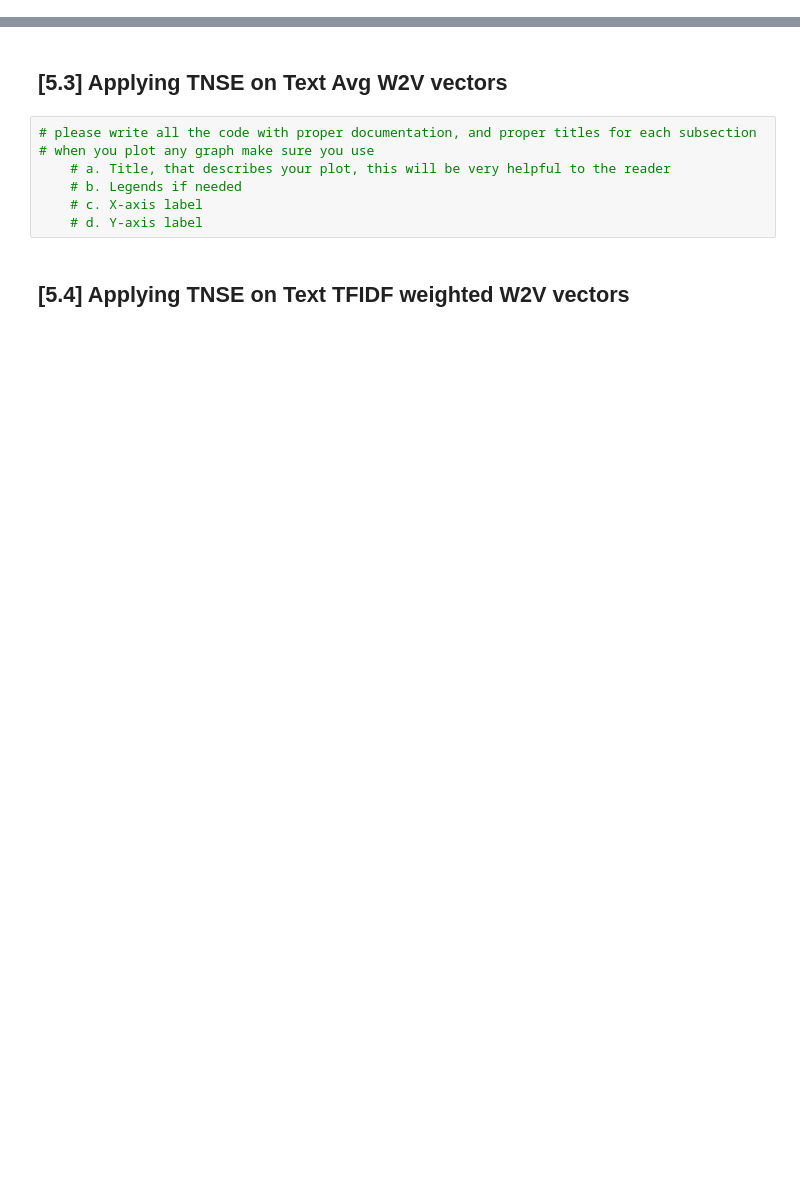
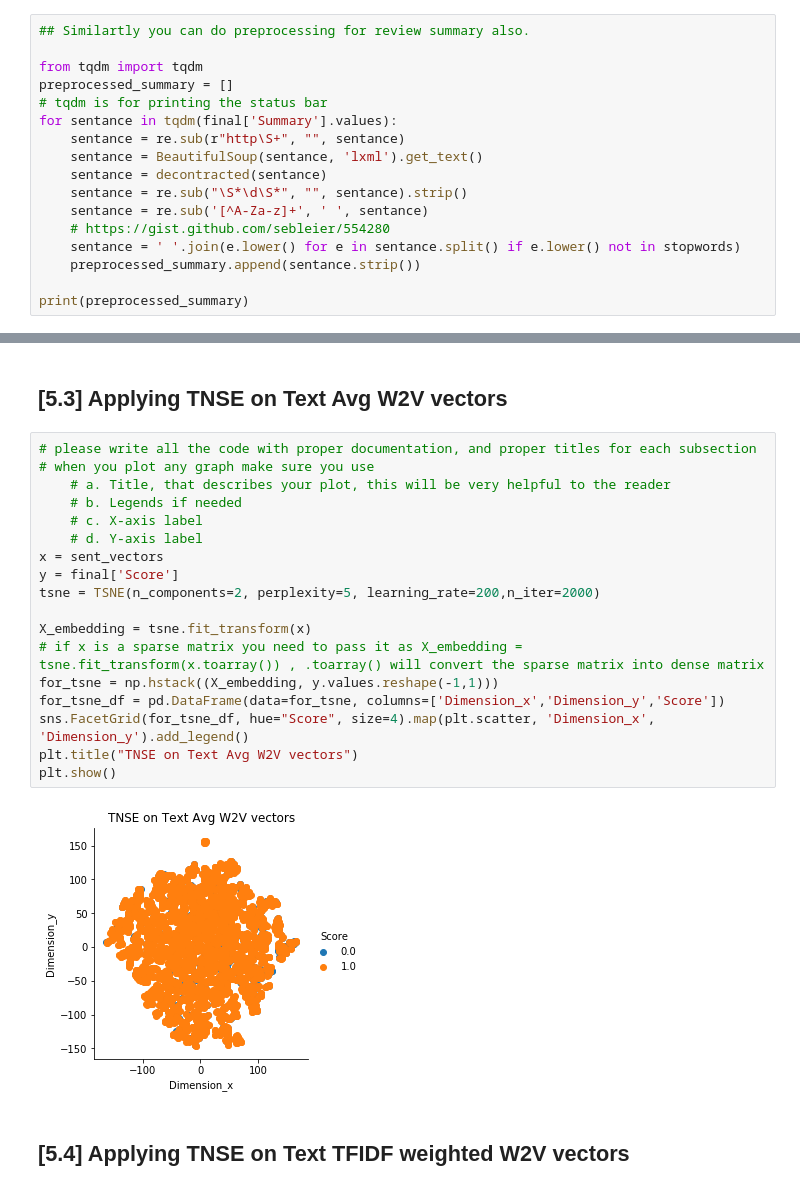
Before and after one commit to PhaneendraYedidi/Machine-Learning-Practices, a Jupyter notebook: 02_Amazon_Fine_Food_Reviews_Analysis_TSNE.ipynb, the cells around one changed output, grey strips where cells are left out. Saved outputs shown, nothing was run; the diff lists cells and outputs as text; blank space fills up the shorter version.

```diff
--- a/02_Amazon_Fine_Food_Reviews_Analysis_TSNE.ipynb
+++ b/02_Amazon_Fine_Food_Reviews_Analysis_TSNE.ipynb
@@ -390,0 +398,17 @@ preprocessed_reviews[1500]
+# %%
+## Similartly you can do preprocessing for review summary also.
+
+from tqdm import tqdm
+preprocessed_summary = []
+# tqdm is for printing the status bar
+for sentance in tqdm(final['Summary'].values):
+    sentance = re.sub(r"http\S+", "", sentance)
+    sentance = BeautifulSoup(sentance, 'lxml').get_text()
+    sentance = decontracted(sentance)
+    sentance = re.sub("\S*\d\S*", "", sentance).strip()
+    sentance = re.sub('[^A-Za-z]+', ' ', sentance)
+    # https://gist.github.com/sebleier/554280
+    sentance = ' '.join(e.lower() for e in sentance.split() if e.lower() not in stopwords)
+    preprocessed_summary.append(sentance.strip())
+
+print(preprocessed_summary)
@@ -637,10 +670,23 @@ plt.show()
 # %%
 # please write all the code with proper documentation, and proper titles for each subsection
 # when you plot any graph make sure you use
     # a. Title, that describes your plot, this will be very helpful to the reader
     # b. Legends if needed
     # c. X-axis label
     # d. Y-axis label
+x = sent_vectors
+y = final['Score']
+tsne = TSNE(n_components=2, perplexity=5, learning_rate=200,n_iter=2000)
+
+X_embedding = tsne.fit_transform(x)
+# if x is a sparse matrix you need to pass it as X_embedding = tsne.fit_transform(x.toarray()) , .toarray() will convert the sparse matrix into dense matrix
+for_tsne = np.hstack((X_embedding, y.values.reshape(-1,1)))
+for_tsne_df = pd.DataFrame(data=for_tsne, columns=['Dimension_x','Dimension_y','Score'])
+sns.FacetGrid(for_tsne_df, hue="Score", size=4).map(plt.scatter, 'Dimension_x', 'Dimension_y').add_legend()
+plt.title("TNSE on Text Avg W2V vectors")
+plt.show()
+# %% [output]
+[figure, added]
 # %% [markdown]
 ## [5.4] Applying TNSE on Text TFIDF weighted W2V vectors
 # %%
```
Also changed, not shown: parts of 16 cells of this notebook.
